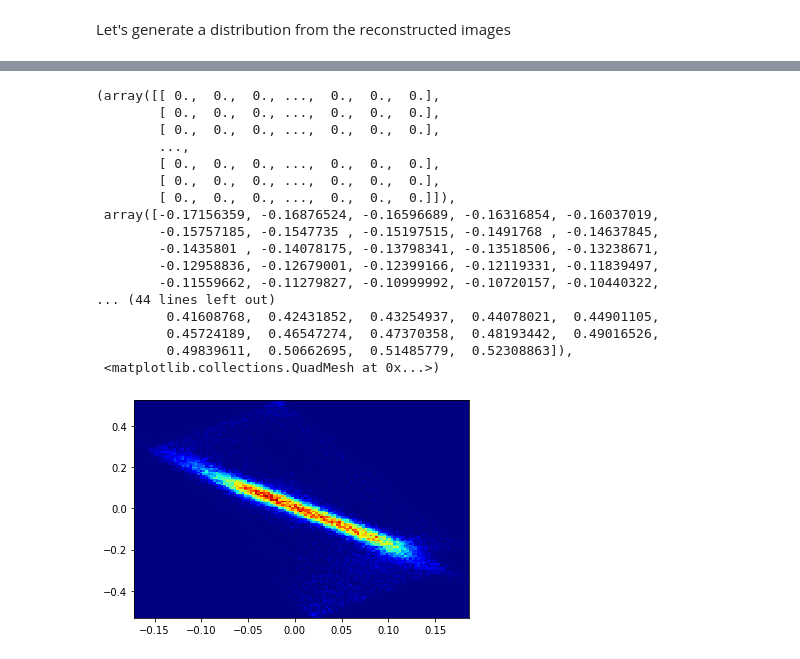
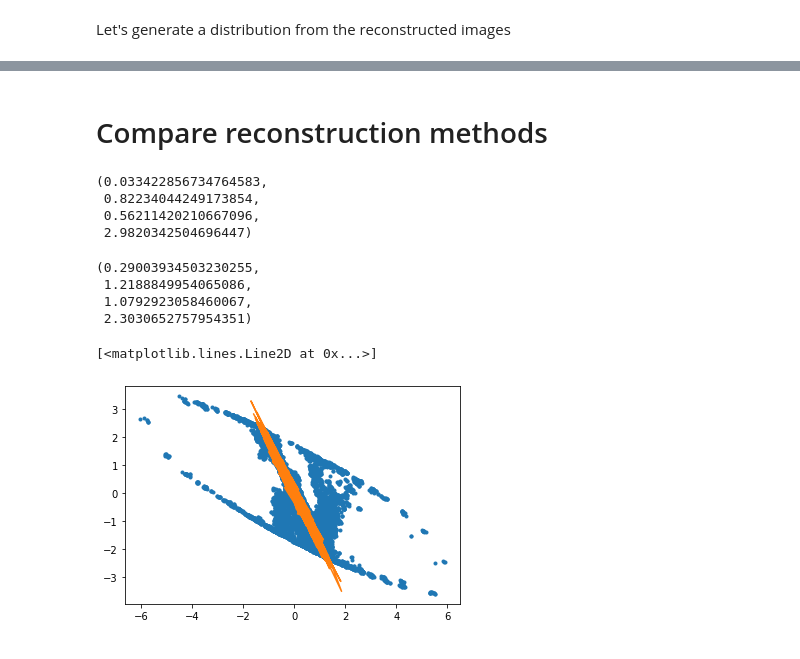
Before and after one commit to vitben/phase_space_tomography, a Jupyter notebook: tomo_class_test.ipynb, the cells around one changed output, grey strips where cells are left out. Drawn from its saved outputs; the diff is of its cells as text; code cells hidden in the pictures.

```diff
--- a/tomo_class_test.ipynb
+++ b/tomo_class_test.ipynb
@@ -72,5 +46,5 @@ Now it is time to preprocess the data to make them ready for tomography
 %autoreload
 sequence = {'quad':[0.0708,10], 'drift':[0.831693]}
 
-processx = Preprocess(projectionsx, ksx, sequence, plane='x', norm=[0.4, 0.6])
-processy = Preprocess(projectionsy, ksy, sequence, plane='y', norm=[0.4, 0.6])
+processx = Preprocess(projectionsx, ksx, sequence, plane='x', norm=[1.8, 3.8])
+processy = Preprocess(projectionsy, ksy, sequence, plane='y', norm=[1.8, 3.8])
@@ -94,5 +55,5 @@ the process instance is used as input for reconstruction
 recx = Reconstruct(processx)
 recy = Reconstruct(processy)
 
-dist_x = recx.MLEM(100)
-dist_y = recy.MLEM(100)
+dist_x = recx.MLEM(300)
+dist_y = recy.MLEM(300)
@@ -175,21 +129,35 @@ plt.savefig('proj_orig_x.png', dpi=300)
+# %% [markdown]
+# Compare reconstruction methods
+# %%
+%autoreload
+twiss_qs_x = recx.QuadScanRec()
+twiss_qs_y = recy.QuadScanRec()
+
+covx = twiss_qs_x[0]*np.array([[twiss_qs_x[2], -twiss_qs_x[1]],[-twiss_qs_x[1], twiss_qs_x[3]]])
+covy = twiss_qs_y[0]*np.array([[twiss_qs_y[2], -twiss_qs_y[1]],[-twiss_qs_y[1], twiss_qs_y[3]]])
+# Generate distribution with same Twiss parameters
+dist_qs_x = np.random.multivariate_normal((0,0), covx, size=10000)
+dist_qs_y = np.random.multivariate_normal((0,0), covy, size=10000)
+
+dist_qs = np.hstack((dist_qs_x, dist_qs_y))
+twiss_qs_y
+# %% [output]
+(0.033422856734764583,
+ 0.82234044249173854,
+ 0.56211420210667096,
+ 2.9820342504696447)
+# %%
+%autoreload
+# utils.get_twiss(dist_qs_x[:,0], dist_qs_x[:,1])
+utils.get_twiss(dist_x_part_unnorm[:,0], dist_x_part_unnorm[:,1])
+# %% [output]
+(0.29003934503230255,
+ 1.2188849954065086,
+ 1.0792923058460067,
+ 2.3030652757954351)
 # %%
-plt.hist2d(dist_x_part_unnorm[:,0],dist_x_part_unnorm[:,1], bins=128)
+plt.plot(dist_x_part_unnorm[:,0], dist_x_part_unnorm[:,1],'.')
+plt.plot(dist_qs_x[:,0], dist_qs_x[:,1])
 # %% [output]
-(array([[ 0.,  0.,  0., ...,  0.,  0.,  0.],
-        [ 0.,  0.,  0., ...,  0.,  0.,  0.],
-        [ 0.,  0.,  0., ...,  0.,  0.,  0.],
-        ...,
-        [ 0.,  0.,  0., ...,  0.,  0.,  0.],
-        [ 0.,  0.,  0., ...,  0.,  0.,  0.],
-        [ 0.,  0.,  0., ...,  0.,  0.,  0.]]),
- array([-0.17156359, -0.16876524, -0.16596689, -0.16316854, -0.16037019,
-        -0.15757185, -0.1547735 , -0.15197515, -0.1491768 , -0.14637845,
-        -0.1435801 , -0.14078175, -0.13798341, -0.13518506, -0.13238671,
-        -0.12958836, -0.12679001, -0.12399166, -0.12119331, -0.11839497,
-        -0.11559662, -0.11279827, -0.10999992, -0.10720157, -0.10440322,
-... (44 lines left out)
-         0.41608768,  0.42431852,  0.43254937,  0.44078021,  0.44901105,
-         0.45724189,  0.46547274,  0.47370358,  0.48193442,  0.49016526,
-         0.49839611,  0.50662695,  0.51485779,  0.52308863]),
- <matplotlib.collections.QuadMesh at 0x...>)
+[<matplotlib.lines.Line2D at 0x...>]
-[figure, old version]
+[figure, new version]
```
Also changed, not shown: parts of 19 cells of this notebook, 6 other files.
